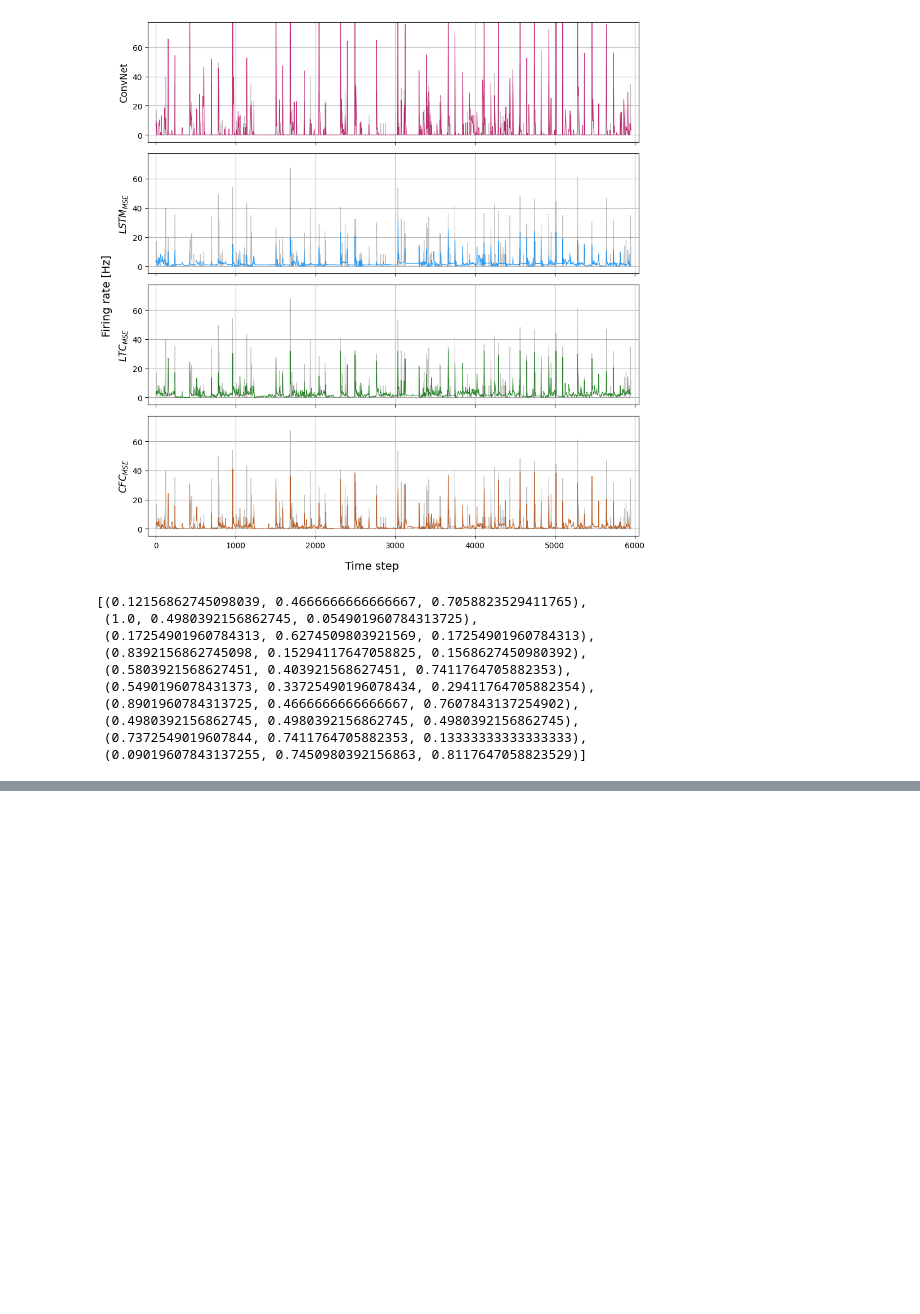
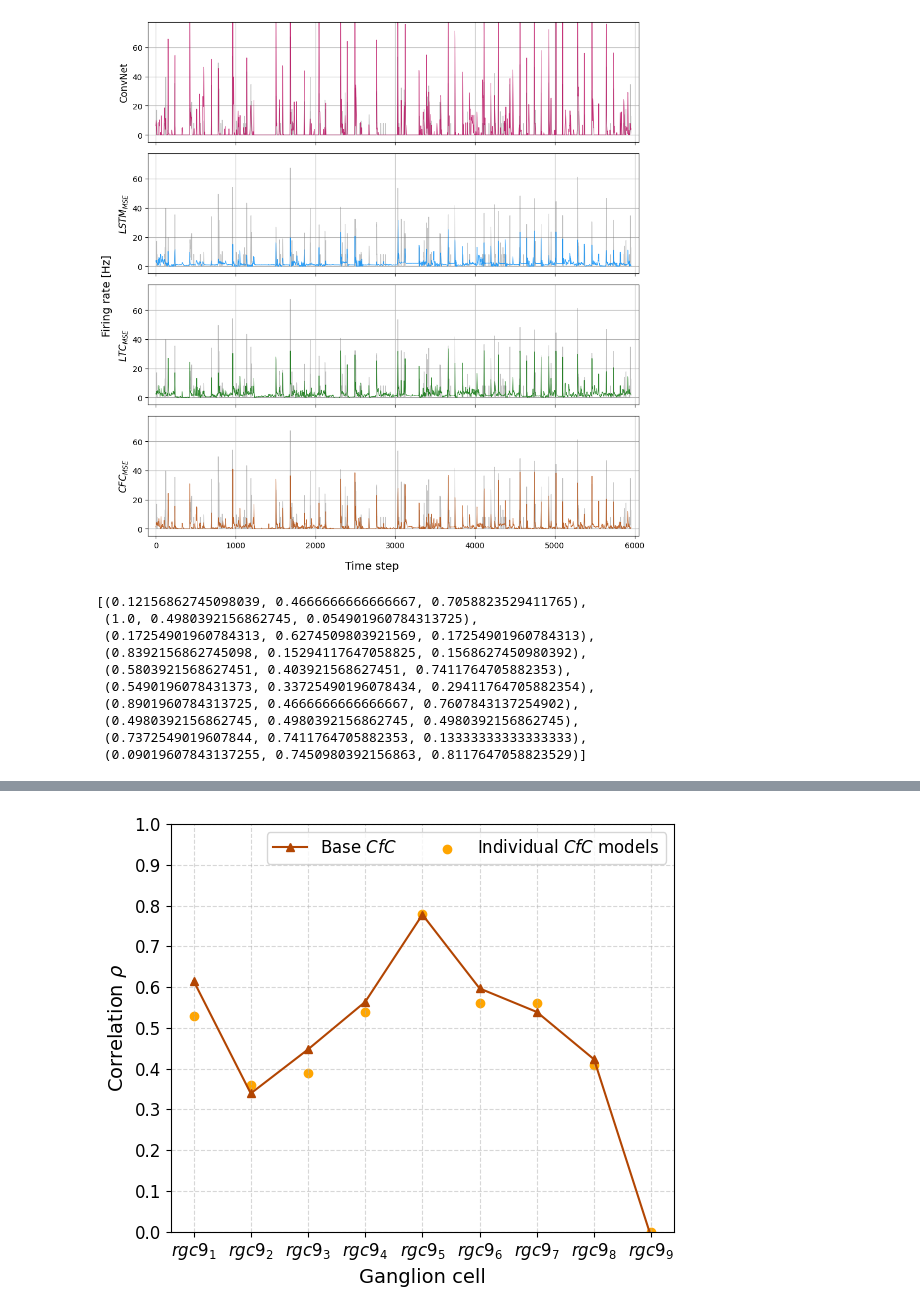
Before and after one commit to JankowskiDaniel/Neural-Deep-Retina, a Jupyter notebook: notebooks/11-prediction-plots.ipynb, the cells around one changed output, grey strips where cells are left out. Saved outputs shown, nothing was run; the diff lists cells and outputs as text; code cells hidden in the pictures; blank space fills up the shorter version.

```diff
--- a/notebooks/11-prediction-plots.ipynb
+++ b/notebooks/11-prediction-plots.ipynb
@@ -262,0 +337,9 @@ sns.color_palette("tab10")
+# %%
+base = ["0.6155367768903012","0.3391708892170753","0.44711285734238326","0.5637530733175701","0.77773353679551","0.5966560818053174","0.5389356861311931","0.4226708387755109","-0.014064724847315153"]
+base = [float(x) for x in base]
+separate = [0.53,0.36,0.39,0.54,0.78,0.56,0.56,0.41,0.00]
+variables = [f"$rgc9_{{{i+1}}}$" for i in range(len(base))]
+
+plot_model_correlations(base, separate, variables, model_name="CfC", plots_dir=Path("plots"), file_name="correlation_comparison_CfC.pdf", base_color=(178, 69, 2))
+# %% [output]
+[figure, added]
```
Also changed, not shown: parts of 18 cells of this notebook.
